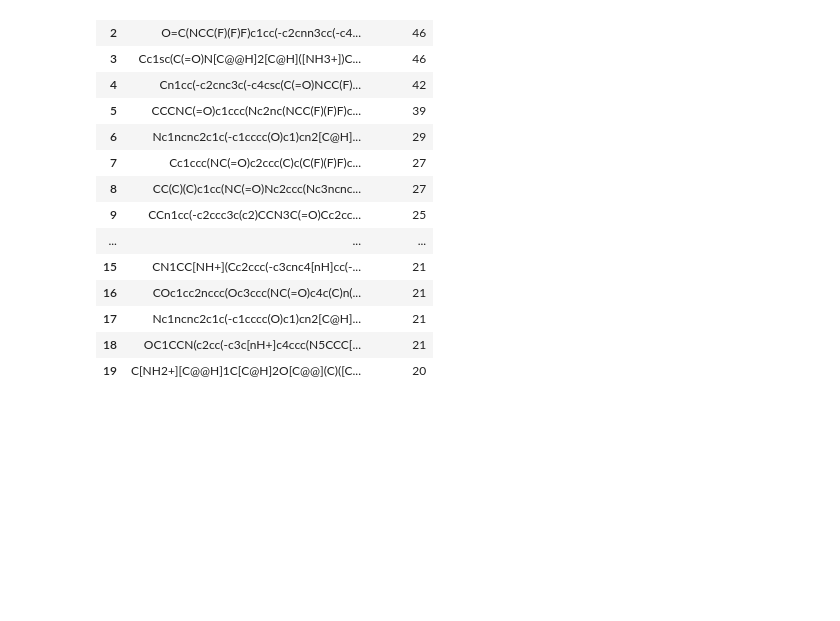
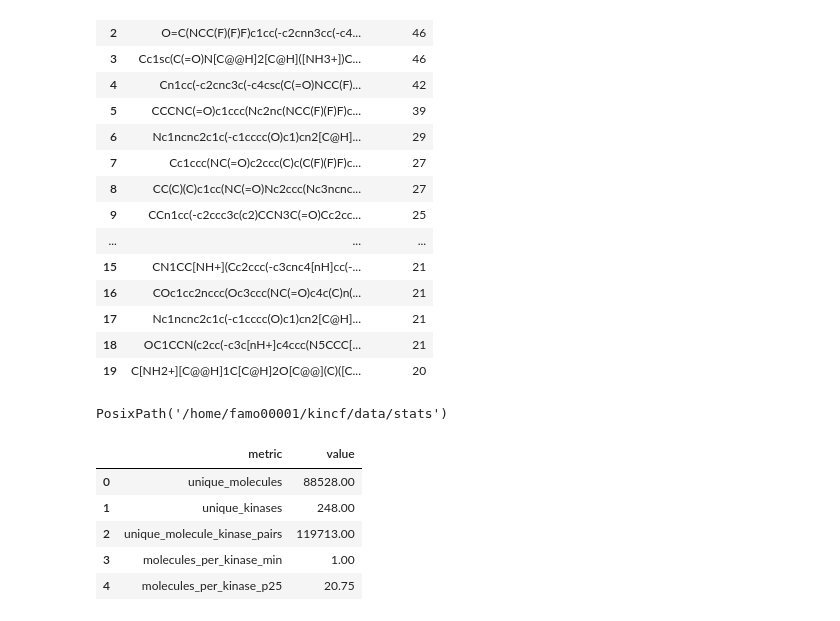
Before and after one commit to fatemeh-moghaddam/kincf, a Jupyter notebook: stats/dataset_stats.ipynb, the cells around one changed output. Cells and saved outputs as stored; diff of their text form; code cells hidden in the pictures; blank space fills up the shorter version.

Commit message:
save report

```diff
--- a/stats/dataset_stats.ipynb
+++ b/stats/dataset_stats.ipynb
@@ -145,3 +145,37 @@ Name: UniprotID, dtype: float64
 | 17 | Nc1ncnc2c1c(-c1cccc(O)c1)cn2[C@H]... | 21 |
 | 18 | OC1CCN(c2cc(-c3c[nH+]c4ccc(N5CCC[... | 21 |
 | 19 | C[NH2+][C@@H]1C[C@H]2O[C@@](C)([C... | 20 |
+# %%
+save_dir = DATA_ROOT / "stats"
+save_dir.mkdir(parents=True, exist_ok=True)
+save_dir
+# %% [output]
+PosixPath('/home/famo00001/kincf/data/stats')
+# %%
+rows = [
+        ("unique_molecules", pairs[ligand_col].nunique()),
+        ("unique_kinases", pairs[kinase_col].nunique()),
+        ("unique_molecule_kinase_pairs", len(pairs)),
+        ("molecules_per_kinase_min", int(molecules_per_kinase.min())),
+        ("molecules_per_kinase_p25", float(molecules_per_kinase.quantile(0.25))),
+        ("molecules_per_kinase_median", float(molecules_per_kinase.median())),
+        ("molecules_per_kinase_mean", float(molecules_per_kinase.mean())),
+        ("molecules_per_kinase_p75", float(molecules_per_kinase.quantile(0.75))),
+        ("molecules_per_kinase_max", int(molecules_per_kinase.max())),
+        ("kinases_per_molecule_min", int(kinases_per_molecule.min())),
+        ("kinases_per_molecule_p25", float(kinases_per_molecule.quantile(0.25))),
+        ("kinases_per_molecule_median", float(kinases_per_molecule.median())),
+        ("kinases_per_molecule_mean", float(kinases_per_molecule.mean())),
+        ("kinases_per_molecule_p75", float(kinases_per_molecule.quantile(0.75))),
+        ("kinases_per_molecule_max", int(kinases_per_molecule.max())),
+    ]
+report_df = pd.DataFrame(rows, columns=["metric", "value"])
+report_df.to_csv(save_dir / "summary_metrics.csv", index=False)
+report_df.head()
+# %% [output]
+|  | metric | value |
+| 0 | unique_molecules | 88528.00 |
+| 1 | unique_kinases | 248.00 |
+| 2 | unique_molecule_kinase_pairs | 119713.00 |
+| 3 | molecules_per_kinase_min | 1.00 |
+| 4 | molecules_per_kinase_p25 | 20.75 |
```
Also changed, not shown: parts of 2 cells of this notebook.
